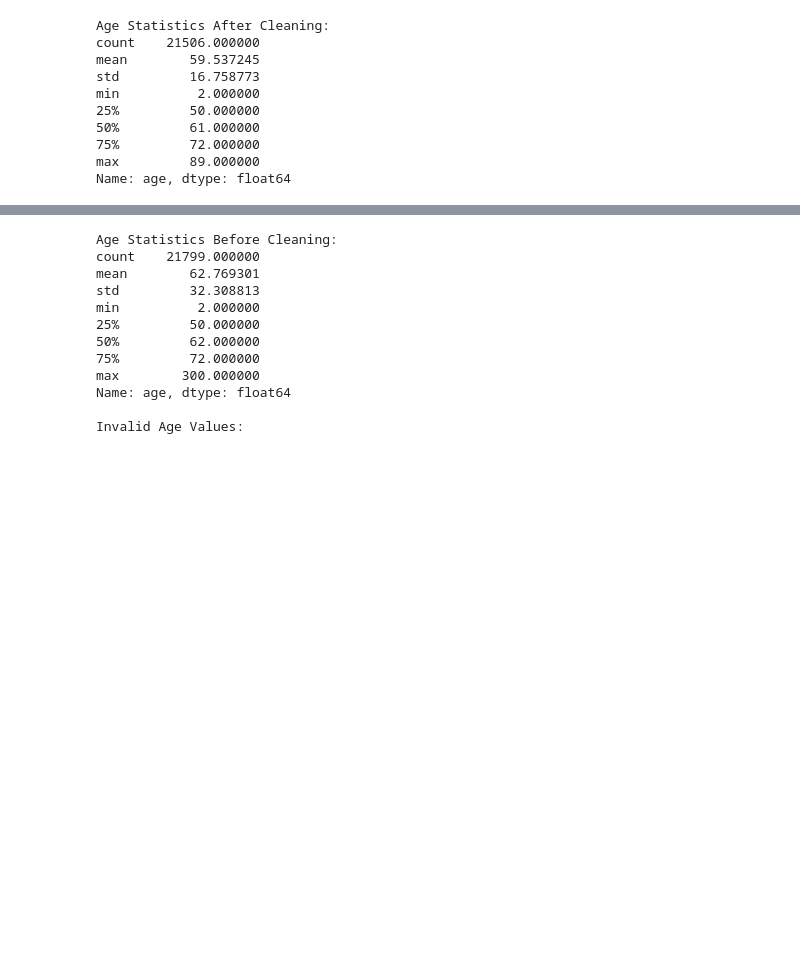
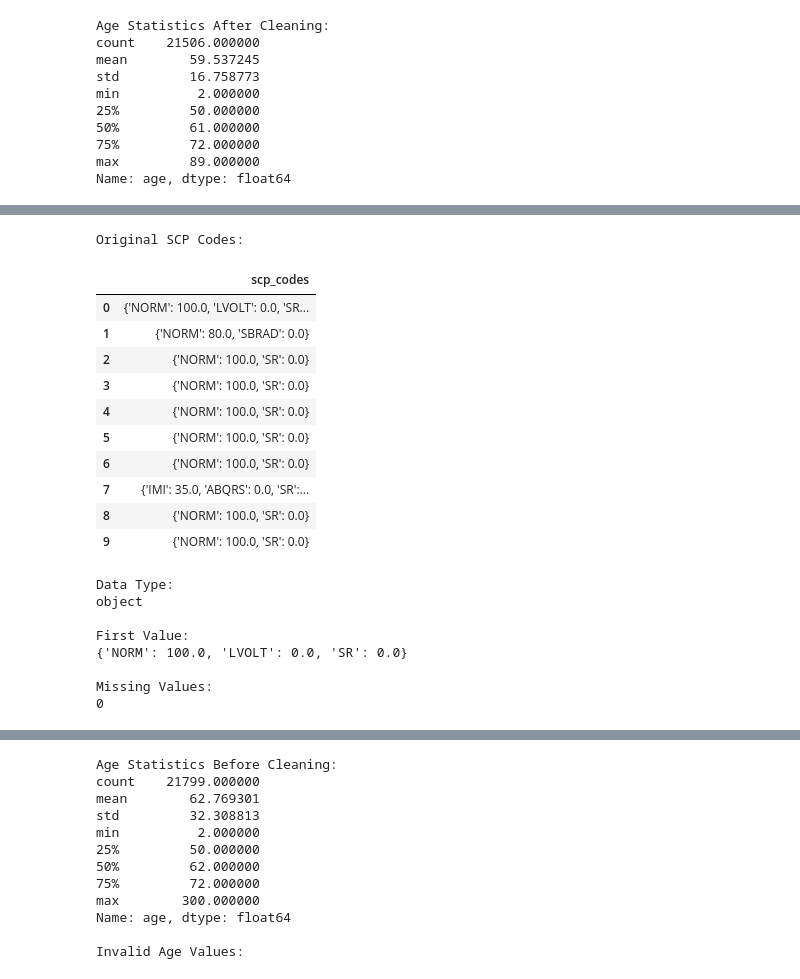
Before and after one commit to Prianka-0011/CardioTrustAI, a Jupyter notebook: src/CardioTrustAI.Backend/CardioTrustAI.PythonAPI/experiments/experiment-continuew.ipynb, the cells around one changed output, grey strips where cells are left out. Drawn from its saved outputs; the diff is of its cells as text; code cells hidden in the pictures; blank space fills up the shorter version.

```diff
--- a/src/CardioTrustAI.Backend/CardioTrustAI.PythonAPI/experiments/experiment-continuew.ipynb
+++ b/src/CardioTrustAI.Backend/CardioTrustAI.PythonAPI/experiments/experiment-continuew.ipynb
@@ -339,0 +566,34 @@ Name: age, dtype: float64
+# %%
+print("Original SCP Codes:")
+
+display(df_clean[['scp_codes']].head(10))
+
+print("\nData Type:")
+print(df_clean['scp_codes'].dtype)
+
+print("\nFirst Value:")
+print(repr(df_clean['scp_codes'].iloc[0]))
+
+print("\nMissing Values:")
+print(df_clean['scp_codes'].isna().sum())
+# %% [output]
+Original SCP Codes:
+|  | scp_codes |
+| 0 | {'NORM': 100.0, 'LVOLT': 0.0, 'SR... |
+| 1 | {'NORM': 80.0, 'SBRAD': 0.0} |
+| 2 | {'NORM': 100.0, 'SR': 0.0} |
+| 3 | {'NORM': 100.0, 'SR': 0.0} |
+| 4 | {'NORM': 100.0, 'SR': 0.0} |
+| 5 | {'NORM': 100.0, 'SR': 0.0} |
+| 6 | {'NORM': 100.0, 'SR': 0.0} |
+| 7 | {'IMI': 35.0, 'ABQRS': 0.0, 'SR':... |
+| 8 | {'NORM': 100.0, 'SR': 0.0} |
+| 9 | {'NORM': 100.0, 'SR': 0.0} |
+Data Type:
+object
+
+First Value:
+{'NORM': 100.0, 'LVOLT': 0.0, 'SR': 0.0}
+
+Missing Values:
+0
```
Also changed, not shown: parts of 14 cells of this notebook.
